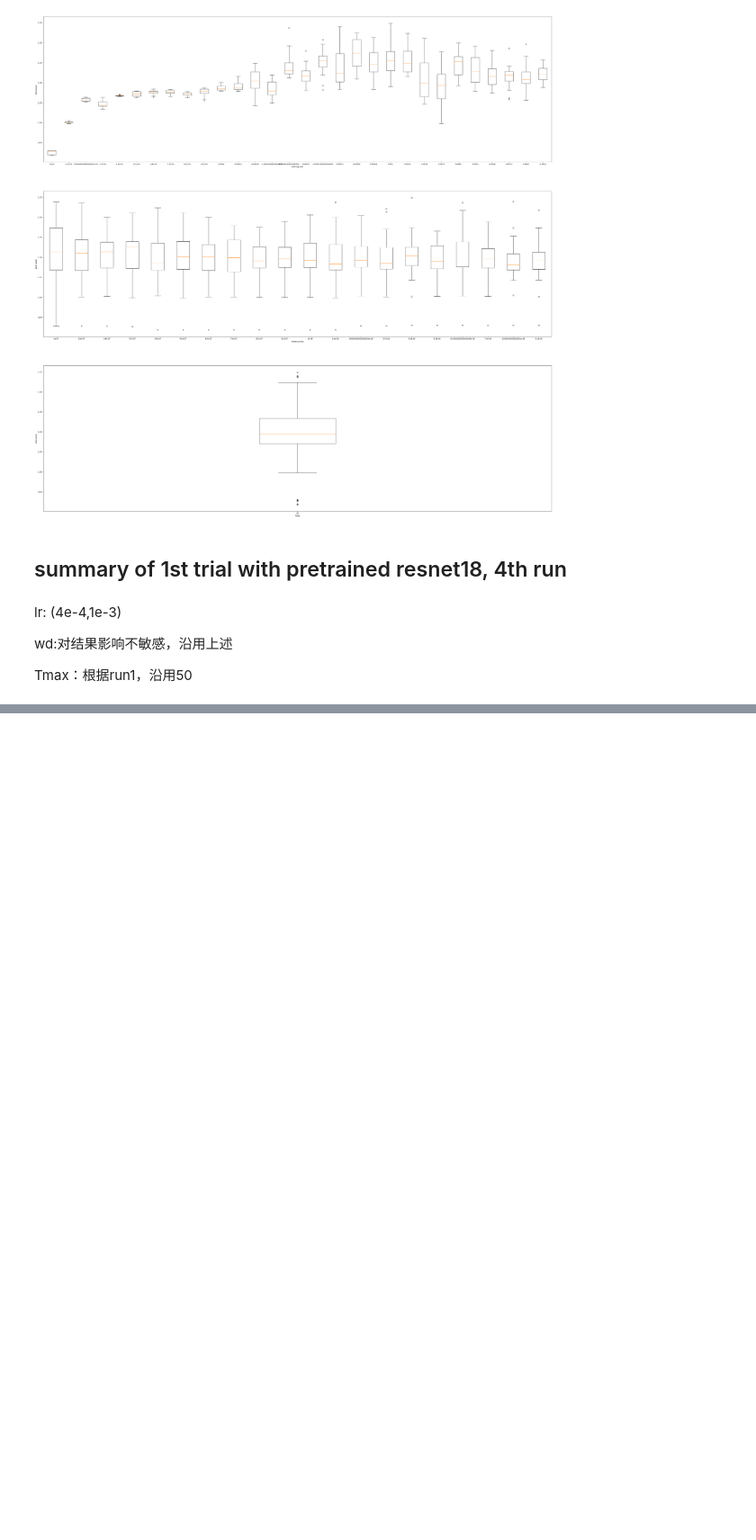
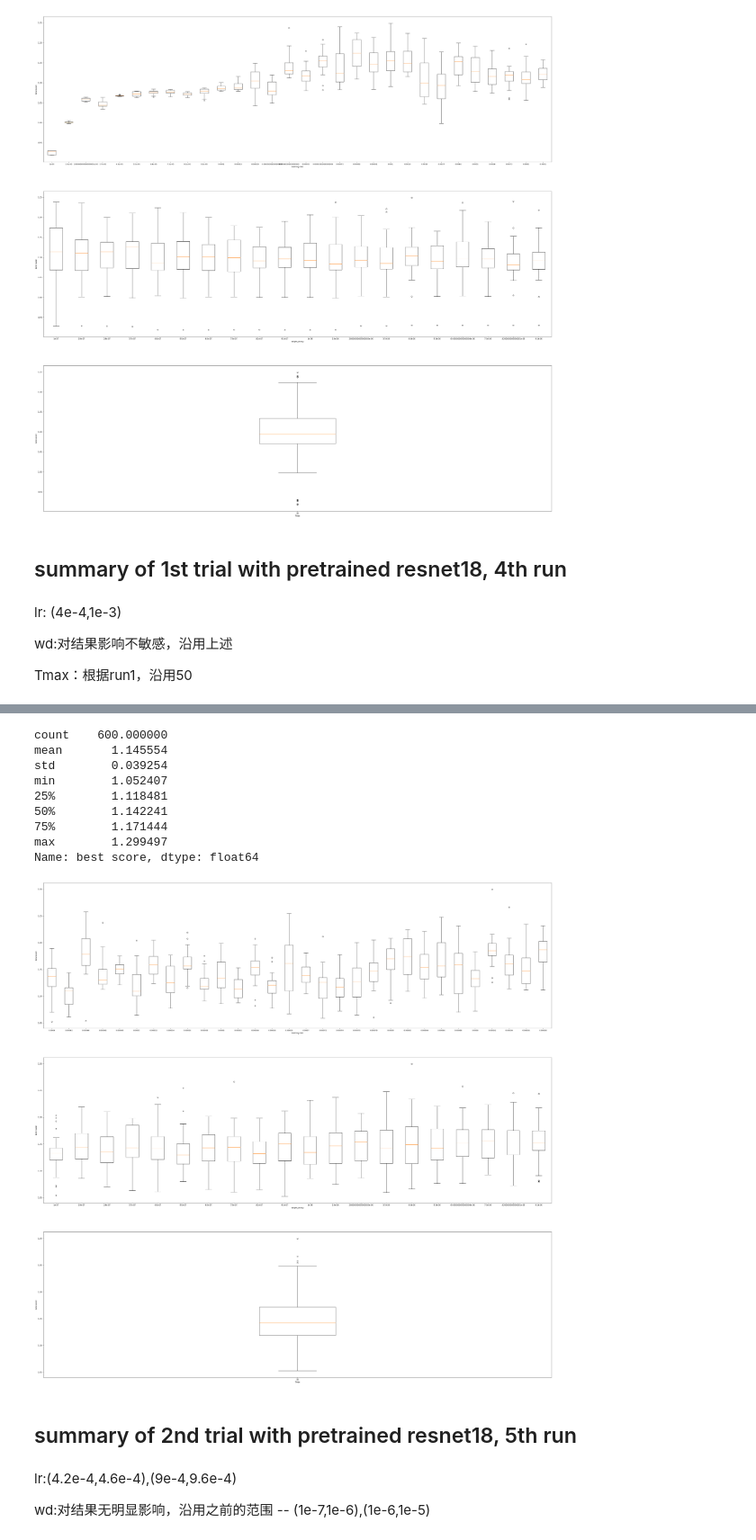
Before and after one commit to wangyh97/patho_AI, a Jupyter notebook: processing/stats_hyperparam_selection.ipynb, the cells around one changed output, grey strips where cells are left out. Shown at 90% size. Drawn from its saved outputs; the diff is of its cells as text; code cells hidden in the pictures; blank space fills up the shorter version.

```diff
--- a/processing/stats_hyperparam_selection.ipynb
+++ b/processing/stats_hyperparam_selection.ipynb
@@ -310,0 +328,19 @@ Tmax：根据run1，沿用50
+# %%
+vis_best_metrics(result5,'best score',output= True)
+# %% [output]
+count    600.000000
+mean       1.145554
+std        0.039254
+min        1.052407
+25%        1.118481
+50%        1.142241
+75%        1.171444
+max        1.299497
+Name: best score, dtype: float64
+[figure, added]
+# %% [markdown]
+## summary of 2nd trial with pretrained resnet18, 5th run
+# %% [markdown]
+lr:(4.2e-4,4.6e-4),(9e-4,9.6e-4)
+
+wd:对结果无明显影响，沿用之前的范围 -- (1e-7,1e-6),(1e-6,1e-5)
```
Also changed, not shown: parts of 3 cells of this notebook, 25 other files.
